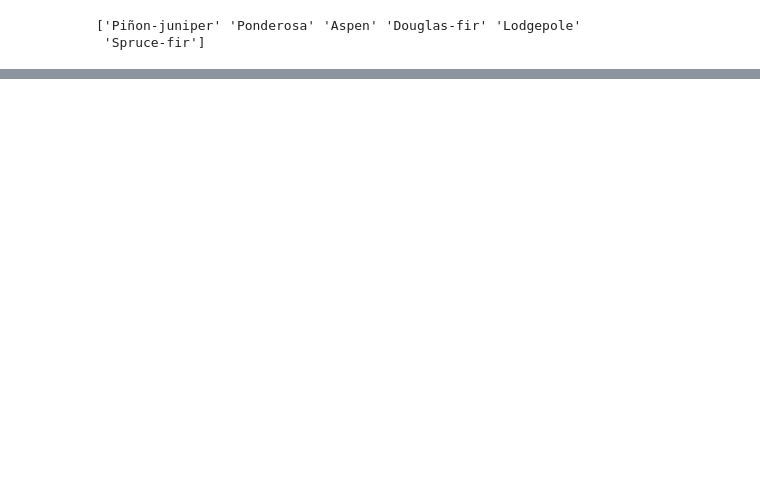
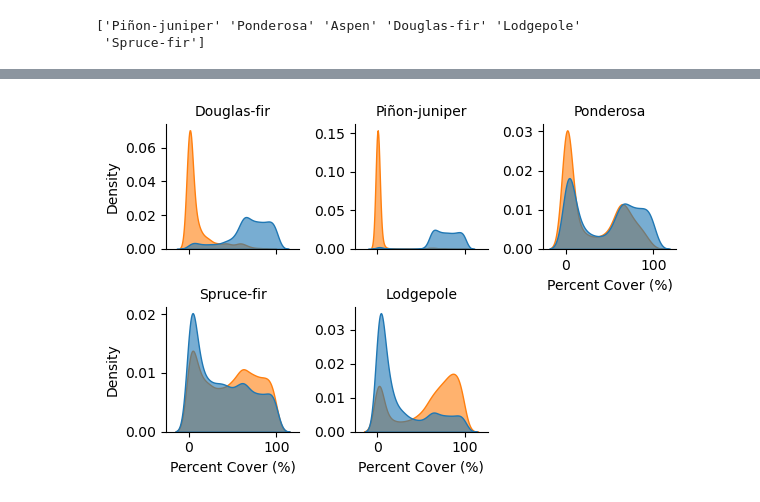
Before and after one commit to natshoff/aspen-fire-fork, a Jupyter notebook: Aim2/code/Python/05b_biophys_FRP-CBI.ipynb, the cells around one changed output, grey strips where cells are left out. Drawn from its saved outputs; the diff is of its cells as text; code cells hidden in the pictures; blank space fills up the shorter version.

```diff
--- a/Aim2/code/Python/05b_biophys_FRP-CBI.ipynb
+++ b/Aim2/code/Python/05b_biophys_FRP-CBI.ipynb
@@ -117,0 +187,9 @@ plt.show()
+# %%
+# get aspen grids (any aspen component)
+# get gridcells with at least some aspen
+aspen_idx = tm_sev_forest[tm_sev_forest['SpeciesName'] == 'Aspen']['grid_index'].unique() # list of grid indices
+grid_aspen = tm_sev_forest[tm_sev_forest['grid_index'].isin(aspen_idx)]
+
+# check how many aspen gridcells there are
+n_aspen = len(grid_aspen['grid_index'].unique())
+print(f"There are a total of {n_aspen} [{round(n_aspen/len(tm_sev_forest['grid_index'].unique())*100,1)}%] gridcells with some aspen component.")
@@ -117,0 +317,56 @@ plt.show()
+# %%
+# plot the distribution of percent cover
+df = grid_aspen.copy() # work with a copy
+
+kde_data = []
+for sp in spps:
+    df_sp = df[df['SpeciesName'].isin(['Aspen', sp])]
+
+    # Pivot table to create columns for Aspen and the species
+    cover_df = (
+        df_sp.pivot_table(index='grid_index', columns='SpeciesName', values='spp_pct', fill_value=0)
+        .reset_index()
+        .rename(columns={'Aspen': 'Aspen', sp: sp})
+    )
+
+    # Filter for co-occurrence
+    cover_df['combined_pct'] = cover_df['Aspen'] + cover_df[sp]
+    cover_df = cover_df[cover_df['combined_pct'] > 60]
+
+    # Melt data for Seaborn FacetGrid
+    melted = cover_df.melt(
+        id_vars='grid_index',
+        value_vars=['Aspen', sp],
+        var_name='species',
+        value_name='pct_cover'
+    )
+    melted['other_spp'] = sp  # Add metadata for faceting
+    kde_data.append(melted)
+
+# Combine data for all species
+kde_data_df = pd.concat(kde_data, ignore_index=True)
+
+# FacetGrid with the fixed palette
+g = sns.FacetGrid(kde_data_df, col="other_spp", col_wrap=3, height=2, sharex=True, sharey=False)
+
+# Map kdeplot with consistent colors
+g.map_dataframe(
+    sns.kdeplot,
+    x="pct_cover",
+    hue="species",
+    fill=True,
+    alpha=0.6,
+    common_norm=False,
+)
+
+# Adjust labels and titles
+g.set_titles("{col_name}")
+g.set_axis_labels("Percent Cover (%)", "Density")
+g.tight_layout()
+
+out_plot = os.path.join(projdir, 'figures/FigureX_CoOccurring_CoverDistribution.png')
+plt.savefig(out_plot, dpi=300, bbox_inches='tight')
+
+plt.show()
+# %% [output]
+[figure, added]
```
Also changed, not shown: parts of 12 cells of this notebook, 23 other files.
